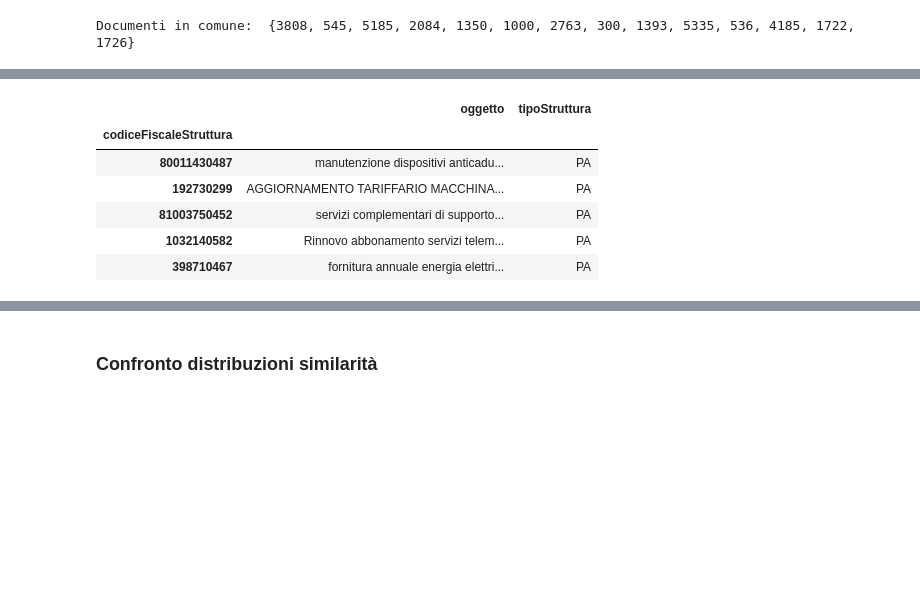
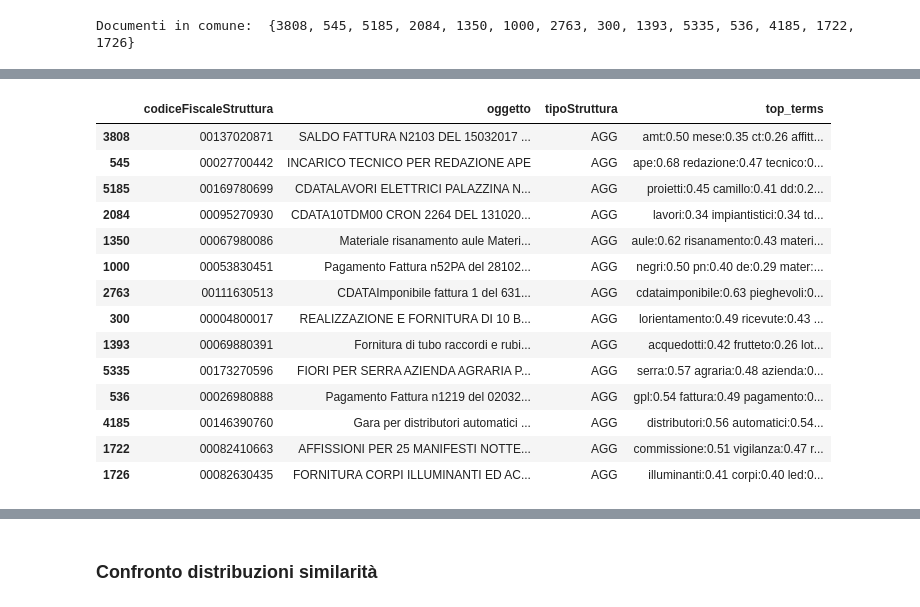
Before and after one commit to fabiana001/anacAnalysis, a Jupyter notebook: notebooks/6_Graph_layer_generation.ipynb, the cells around one changed output, grey strips where cells are left out. Cells and saved outputs as stored; diff of their text form; code cells hidden in the pictures; blank space fills up the shorter version.

```diff
--- a/notebooks/6_Graph_layer_generation.ipynb
+++ b/notebooks/6_Graph_layer_generation.ipynb
@@ -827,15 +809,19 @@ import timeit
 def top_tfidf_feats(row, features, top_n=25):
     ''' Get top n tfidf values in row and return them with their corresponding feature names.'''
     topn_ids = np.argsort(row)[::-1][:top_n]
-    top_feats = [(features[i], row[i]) for i in topn_ids]
-    df = pd.DataFrame(top_feats)
-    df.columns = ['feature', 'tfidf']
-    return df
+    #top_feats = [(features[i], row[i]) for i in topn_ids if row[i] > 0]
+    top_feats = [features[i] + ":" + "{0:.2f}".format(row[i]) for i in topn_ids if row[i] > 0]
+    #df = pd.DataFrame(top_feats)
+    #df.columns = ['feature', 'tfidf']
+    return top_feats
 
 def top_feats_in_doc(Xtr, features, row_id, top_n=25):
     ''' Top tfidf features in specific document (matrix row) '''
     row = np.squeeze(Xtr[row_id].toarray())
     return top_tfidf_feats(row, features, top_n)
+
+def get_best_terms_frequencies(Xtr, features, rows_id, top_n=25):
+    return [' '.join(top_feats_in_doc(Xtr,  features, row ,top_n)) for row in rows_id]
 # %%
 #scegli struttura da analizzare (scelta basata su indice di riga della matrice)
 iloc_document_to_compare = 1000 #i.e. si sta analizzando la struttura 1000
@@ -869,6 +855,11 @@ memory usage: 7.8+ MB
+# %%
+import pickle
+tf = pickle.load(open("data/n6/tf.pickle", "rb"))
+import scipy
+m = scipy.sparse.load_npz('data/n6/sparse_matrix_tfidf.npz')
 # %%
-i =  set(I_matrix1[iloc_document_to_compare]).intersection(set(I_matrix2[iloc_document_to_compare]))
-print("Documenti in comune: ", i)
+commons_docs =  set(I_matrix1[iloc_document_to_compare]).intersection(set(I_matrix2[iloc_document_to_compare]))
+print("Documenti in comune: ", commons_docs)
 # %% [output]
 Documenti in comune:  {3808, 545, 5185, 2084, 1350, 1000, 2763, 300, 1393, 5335, 536, 4185, 1722, 1726}
 # %%
@@ -880,11 +871,20 @@ df_aggregati.iloc[[iloc_document_to_compare]]
-# %%
-df_most_similar = df_aggregati.iloc[list(i)].set_index("codiceFiscaleStruttura")
-df_most_similar.head()
-# %% [output]
-|  | oggetto | tipoStruttura |
-| codiceFiscaleStruttura |  |  |
-| 80011430487 | manutenzione dispositivi anticadu... | PA |
-| 192730299 | AGGIORNAMENTO TARIFFARIO MACCHINA... | PA |
-| 81003750452 | servizi complementari di supporto... | PA |
-| 1032140582 | Rinnovo abbonamento servizi telem... | PA |
-| 398710467 | fornitura annuale energia elettri... | PA |
+# %%
+df_most_similar = df_aggregati.iloc[list(commons_docs)]
+df_most_similar["top_terms"] = get_best_terms_frequencies(m, tf.get_feature_names(), commons_docs, 10)
+df_most_similar
+# %% [output]
+|  | codiceFiscaleStruttura | oggetto | tipoStruttura | top_terms |
+| 3808 | 00137020871 | SALDO FATTURA N2103 DEL 15032017 ... | AGG | amt:0.50 mese:0.35 ct:0.26 affitt... |
+| 545 | 00027700442 | INCARICO TECNICO PER REDAZIONE APE | AGG | ape:0.68 redazione:0.47 tecnico:0... |
+| 5185 | 00169780699 | CDATALAVORI ELETTRICI PALAZZINA N... | AGG | proietti:0.45 camillo:0.41 dd:0.2... |
+| 2084 | 00095270930 | CDATA10TDM00 CRON 2264 DEL 131020... | AGG | lavori:0.34 impiantistici:0.34 td... |
+| 1350 | 00067980086 | Materiale risanamento aule Materi... | AGG | aule:0.62 risanamento:0.43 materi... |
+| 1000 | 00053830451 | Pagamento Fattura n52PA del 28102... | AGG | negri:0.50 pn:0.40 de:0.29 mater:... |
+| 2763 | 00111630513 | CDATAImponibile fattura 1 del 631... | AGG | cdataimponibile:0.63 pieghevoli:0... |
+| 300 | 00004800017 | REALIZZAZIONE E FORNITURA DI 10 B... | AGG | lorientamento:0.49 ricevute:0.43 ... |
+| 1393 | 00069880391 | Fornitura di tubo raccordi e rubi... | AGG | acquedotti:0.42 frutteto:0.26 lot... |
+| 5335 | 00173270596 | FIORI PER SERRA AZIENDA AGRARIA P... | AGG | serra:0.57 agraria:0.48 azienda:0... |
+| 536 | 00026980888 | Pagamento Fattura n1219 del 02032... | AGG | gpl:0.54 fattura:0.49 pagamento:0... |
+| 4185 | 00146390760 | Gara per distributori automatici ... | AGG | distributori:0.56 automatici:0.54... |
+| 1722 | 00082410663 | AFFISSIONI PER 25 MANIFESTI NOTTE... | AGG | commissione:0.51 vigilanza:0.47 r... |
+| 1726 | 00082630435 | FORNITURA CORPI ILLUMINANTI ED AC... | AGG | illuminanti:0.41 corpi:0.40 led:0... |
```
Also changed, not shown: parts of 40 cells of this notebook.
